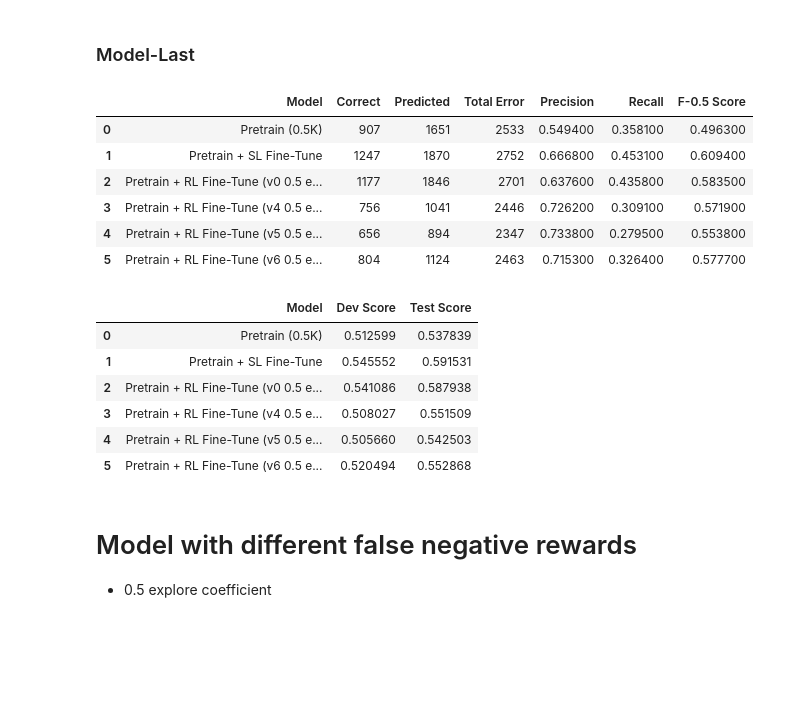
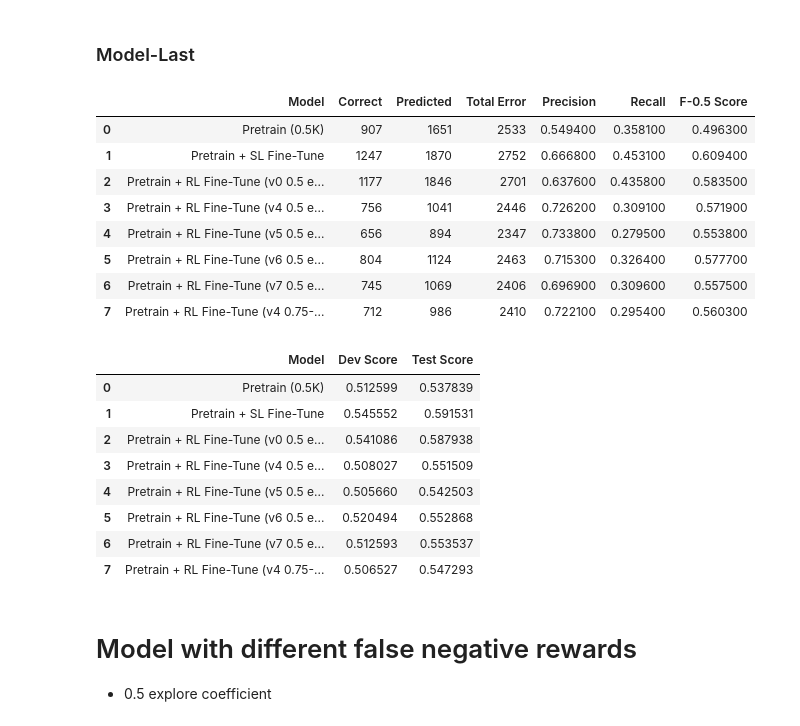
Before and after one commit to RajK853/DRL-GEC, a Jupyter notebook: notebooks/Generate_Score_Report.ipynb, the cells around one changed output. Drawn from its saved outputs; the diff is of its cells as text; code cells hidden in the pictures; blank space fills up the shorter version.

```diff
--- a/notebooks/Generate_Score_Report.ipynb
+++ b/notebooks/Generate_Score_Report.ipynb
@@ -216,29 +222,32 @@ jfleg_df = gen_jfleg_report(model_dict)
 # %%
 model_dict = {
     "Pretrain (0.5K)": (os.path.abspath("sl_logs/pretrain_synthetic_31:10:2022_09:39/"), "model-best"),
     "Pretrain + SL Fine-Tune": (os.path.abspath("sl_logs/finetune_wi+locness_01:11:2022_12:09/"), "model-best"),
     "Pretrain + RL Fine-Tune (v0 0.5 explore)": (os.path.abspath("pg_logs/finetune_rl_03_11_2022_10:20/"), "model-last"),
     # "Pretrain + RL Fine-Tune (v1 0.5 explore)": (os.path.abspath("pg_logs/finetune_rl_06_11_2022_12:24/"), "model-last"),
     # "Pretrain + RL Fine-Tune (v2 0.5 explore)": (os.path.abspath("pg_logs/finetune_rl_06_11_2022_15:43/"), "model-last"),
     # "Pretrain + RL Fine-Tune (v3 0.5 explore)": (os.path.abspath("pg_logs/finetune_rl_07_11_2022_18:49/"), "model-last"),
     "Pretrain + RL Fine-Tune (v4 0.5 explore)": (os.path.abspath("pg_logs/finetune_rl_10_11_2022_00:14/"), "model-last"),
     "Pretrain + RL Fine-Tune (v5 0.5 explore)": (os.path.abspath("pg_logs/finetune_rl_10_11_2022_11:41/"), "model-last"),
     "Pretrain + RL Fine-Tune (v6 0.5 explore)": (os.path.abspath("pg_logs/finetune_rl_10_11_2022_15:46/"), "model-last"),
+    "Pretrain + RL Fine-Tune (v7 0.5 explore)": (os.path.abspath("pg_logs_new/finetune_rl_13_11_2022_17:45/"), "model-last"),
     # "Pretrain + RL Fine-Tune (v0 0.9 explore)": (os.path.abspath("pg_logs/finetune_rl_02_11_2022_13:10/"), "model-last"),
     # "Pretrain + RL Fine-Tune (v1 0.9 explore)": (os.path.abspath("pg_logs/finetune_rl_05_11_2022_14:39/"), "model-last"),
-    # "Pretrain + RL Fine-Tune (v4 0.75-0.25 explore)": (os.path.abspath("pg_logs/finetune_rl_09_11_2022_12:56/"), "model-last"),
+    "Pretrain + RL Fine-Tune (v4 0.75-0.25 explore)": (os.path.abspath("pg_logs/finetune_rl_09_11_2022_12:56/"), "model-last"),
 }
 
 conll_df = gen_conll_report(model_dict)
 jfleg_df = gen_jfleg_report(model_dict)
 # %% [output]
 |  | Model | Correct | Predicted | Total Error | Precision | Recall | F-0.5 Score |
 | 0 | Pretrain (0.5K) | 907 | 1651 | 2533 | 0.549400 | 0.358100 | 0.496300 |
 | 1 | Pretrain + SL Fine-Tune | 1247 | 1870 | 2752 | 0.666800 | 0.453100 | 0.609400 |
 | 2 | Pretrain + RL Fine-Tune (v0 0.5 e... | 1177 | 1846 | 2701 | 0.637600 | 0.435800 | 0.583500 |
 | 3 | Pretrain + RL Fine-Tune (v4 0.5 e... | 756 | 1041 | 2446 | 0.726200 | 0.309100 | 0.571900 |
 | 4 | Pretrain + RL Fine-Tune (v5 0.5 e... | 656 | 894 | 2347 | 0.733800 | 0.279500 | 0.553800 |
 | 5 | Pretrain + RL Fine-Tune (v6 0.5 e... | 804 | 1124 | 2463 | 0.715300 | 0.326400 | 0.577700 |
+| 6 | Pretrain + RL Fine-Tune (v7 0.5 e... | 745 | 1069 | 2406 | 0.696900 | 0.309600 | 0.557500 |
+| 7 | Pretrain + RL Fine-Tune (v4 0.75-... | 712 | 986 | 2410 | 0.722100 | 0.295400 | 0.560300 |
 |  | Model | Dev Score | Test Score |
 | 0 | Pretrain (0.5K) | 0.512599 | 0.537839 |
 | 1 | Pretrain + SL Fine-Tune | 0.545552 | 0.591531 |
@@ -246,6 +255,8 @@ jfleg_df = gen_jfleg_report(model_dict)
 | 3 | Pretrain + RL Fine-Tune (v4 0.5 e... | 0.508027 | 0.551509 |
 | 4 | Pretrain + RL Fine-Tune (v5 0.5 e... | 0.505660 | 0.542503 |
 | 5 | Pretrain + RL Fine-Tune (v6 0.5 e... | 0.520494 | 0.552868 |
+| 6 | Pretrain + RL Fine-Tune (v7 0.5 e... | 0.512593 | 0.553537 |
+| 7 | Pretrain + RL Fine-Tune (v4 0.75-... | 0.506527 | 0.547293 |
 # %% [markdown]
 # Model with different false negative rewards
 
```
Also changed, not shown: parts of 17 cells of this notebook, 2 other files.
